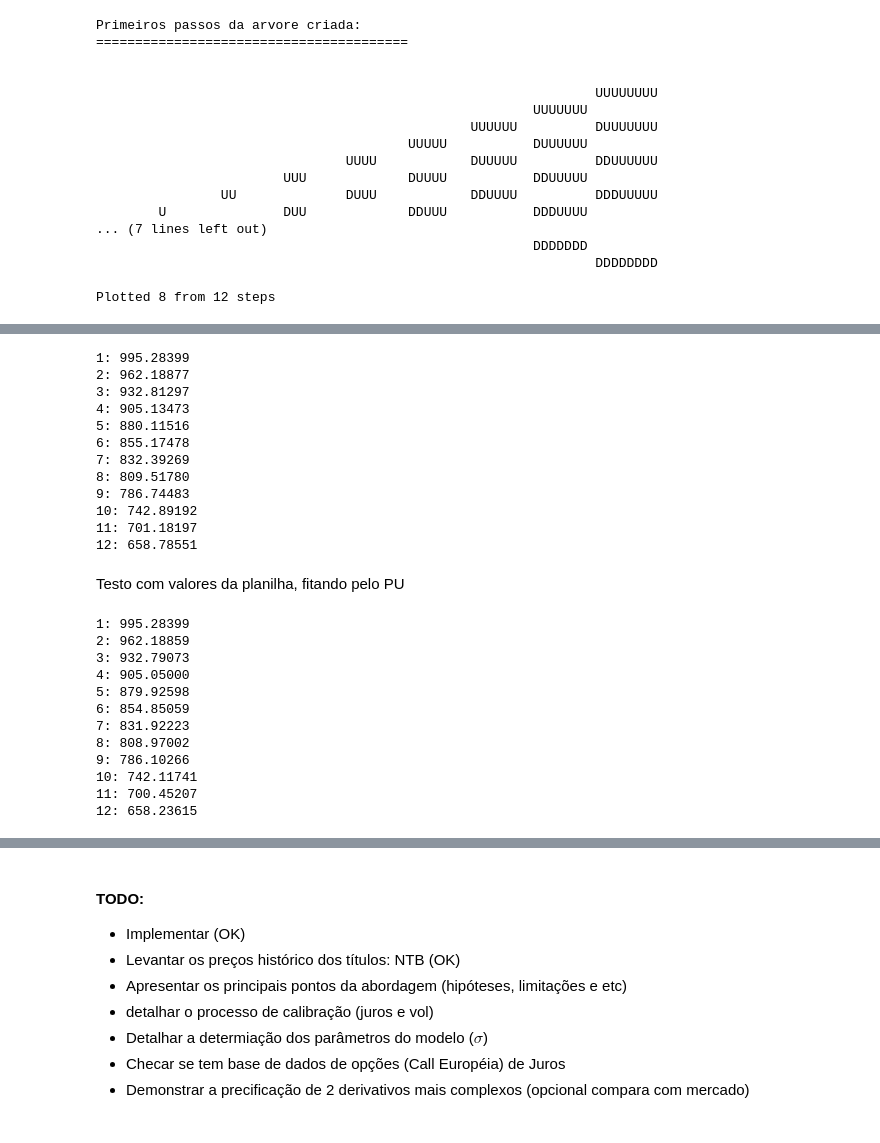
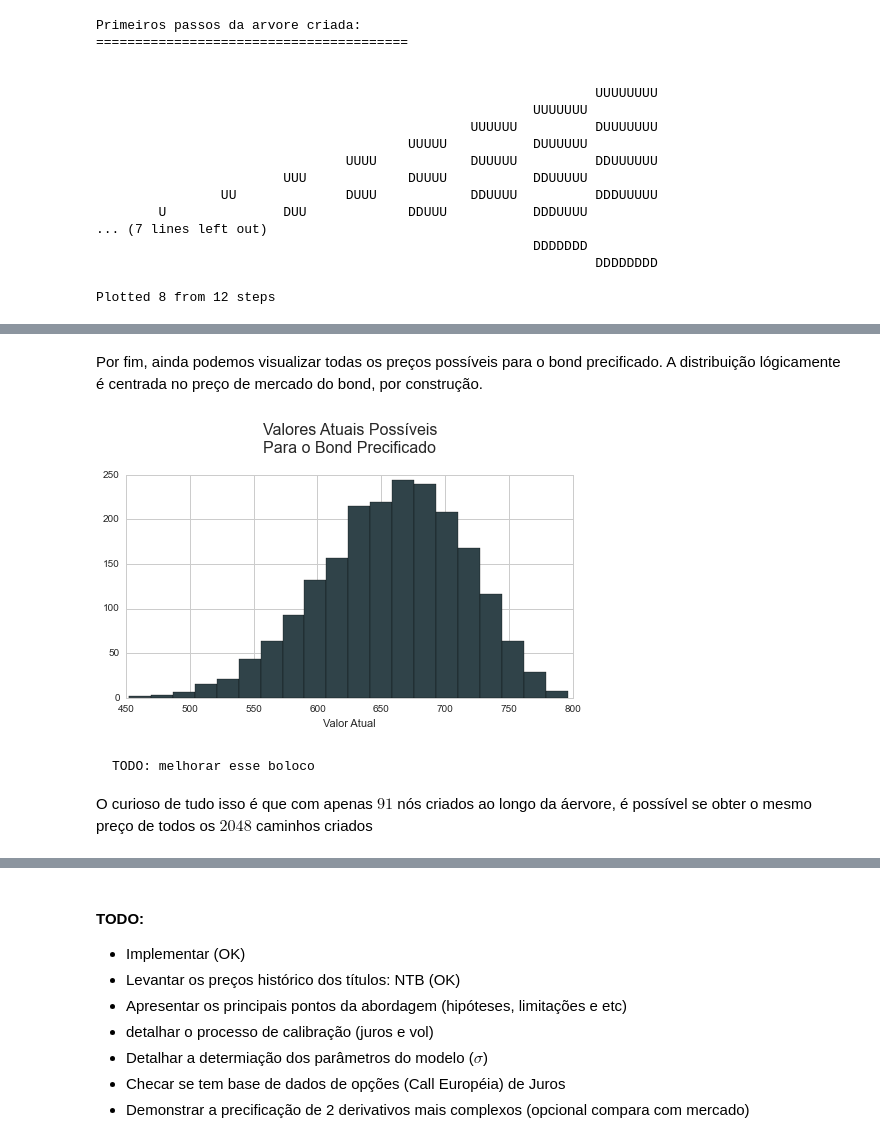
Before and after one commit to ucaiado/ShortRate_Model, a Jupyter notebook: Kalotay-Williams-Fabozzi.ipynb, the cells around one changed output, grey strips where cells are left out. Saved outputs shown, nothing was run; the diff lists cells and outputs as text; code cells hidden in the pictures.

````diff
--- a/Kalotay-Williams-Fabozzi.ipynb
+++ b/Kalotay-Williams-Fabozzi.ipynb
@@ -145,0 +274,3 @@ my_tree.plot_hist();
+# %%
+df = bond_example.get_range_of_values(my_tree, i_steps=12)
+print "Quantidade de caminhos gerados: {}".format(df.shape[0])
@@ -166,8 +290,0 @@ DDDD              0.00   805.822     8.140    0.2500
-# %%
-#cria arvore
-import binomial_tree; reload(binomial_tree)
-my_tree = binomial_tree.KWFTreePU([x for x in l_txindicativa],
-                                [x/252. for x in l_prazo])
-my_tree.fit_foward_curve(f_sigma=0.1, f_faceval=1000.)
-self = my_tree
-df = my_tree.get_lattice()
@@ -256,18 +290,0 @@ bond_example = instruments.Bond(f_face_value=1000., f_cupon=0.)
-# %%
-for i in xrange(1, 13):
-    print "{}: {:5.5f}".format(i, bond_example.get_current_value(my_tree, i_steps=i))
-# %% [output]
-1: 995.28399
-2: 962.18877
-3: 932.81297
-4: 905.13473
-5: 880.11516
-6: 855.17478
-7: 832.39269
-8: 809.51780
-9: 786.74483
-10: 742.89192
-11: 701.18197
-12: 658.78551
-# %% [markdown]
-Testo com valores da planilha, fitando pelo PU
@@ -278,16 +291,13 @@ my_tree.fit_foward_curve(f_sigma=0.1, f_faceval=1000.)
-# %%
-for i in xrange(1, 13):
-    print "{}: {:5.5f}".format(i, bond_example.get_current_value(my_tree, i_steps=i))
-# %% [output]
-1: 995.28399
-2: 962.18859
-3: 932.79073
-4: 905.05000
-5: 879.92598
-6: 854.85059
-7: 831.92223
-8: 808.97002
-9: 786.10266
-10: 742.11741
-11: 700.45207
-12: 658.23615
+# %% [markdown]
+Por fim, ainda podemos visualizar todas os preços possíveis para o bond precificado. A distribuição lógicamente é centrada no preço de mercado do bond, por construção.
+# %%
+ax = df.hist(bins=20)
+ax.set_xlabel("Valor Atual")
+ax.set_title(u"Valores Atuais Possíveis\nPara o Bond Precificado\n", fontsize=16);
+# %% [output]
+[figure, added]
+# %% [markdown]
+```
+TODO: melhorar esse boloco
+```
+O curioso de tudo isso é que com apenas $91$ nós criados ao longo da áervore, é possível se obter o mesmo preço de todos  os $2048$ caminhos criados
````
Also changed, not shown: parts of 51 cells of this notebook, 2 other files.
